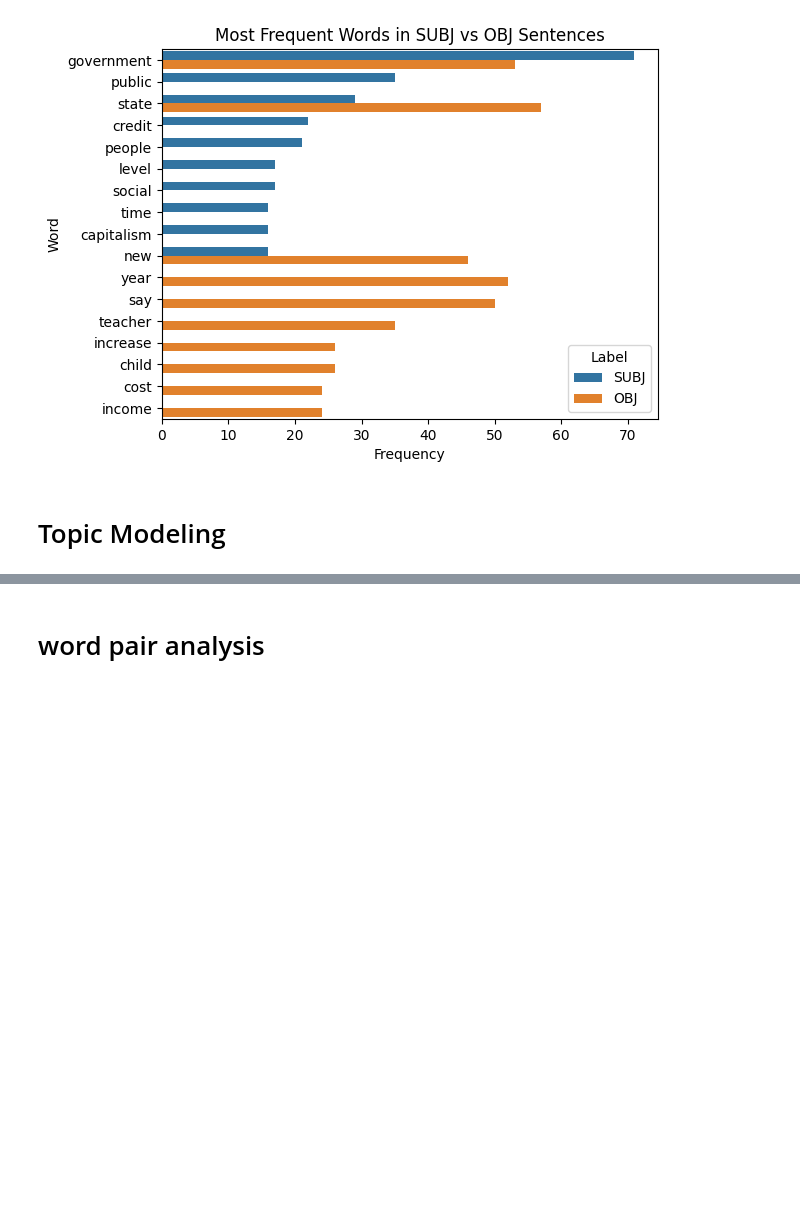
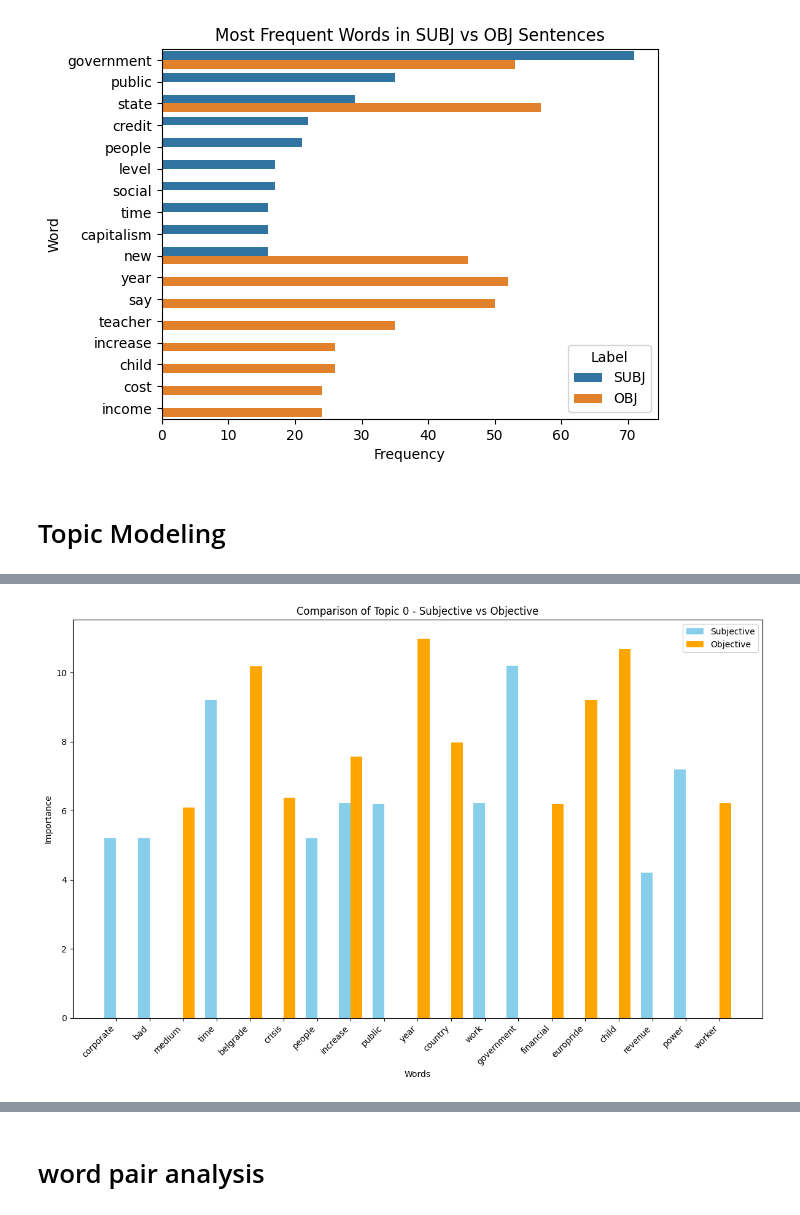
Before and after one commit to rabrie10/AI-project, a Jupyter notebook: model/pre-processing.ipynb, the cells around one changed output, grey strips where cells are left out. Cells and saved outputs as stored; diff of their text form; code cells hidden in the pictures; blank space fills up the shorter version.

```diff
--- a/model/pre-processing.ipynb
+++ b/model/pre-processing.ipynb
@@ -150,18 +165,3 @@ plt.show()
 [figure]
 # %% [markdown]
 # Topic Modeling
-# %%
-from sklearn.decomposition import LatentDirichletAllocation
-import numpy as np
-
-# Apply Latent Dirichlet Allocation (LDA) to find topics
-lda = LatentDirichletAllocation(n_components=5, random_state=42)  # Adjust n_components for more topics
-lda.fit(X_tfidf)
-
-# Display the top words per topic
-num_top_words = 10
-feature_names = tfidf.get_feature_names_out()
-
-for topic_idx, topic in enumerate(lda.components_):
-    print(f"Topic #{topic_idx + 1}:")
-    print(" ".join([feature_names[i] for i in topic.argsort()[:-num_top_words - 1:-1]]))
@@ -178,0 +168,69 @@ government go way suppose state think child year public variant
+# %%
+import pandas as pd
+from sklearn.feature_extraction.text import CountVectorizer
+from sklearn.decomposition import LatentDirichletAllocation
+import matplotlib.pyplot as plt
+import numpy as np
+
+# Assuming `df` is your dataset
+# Join tokens in 'sentence' into a single string for vectorization
+df['processed_sentence'] = df['sentence'].apply(lambda x: " ".join(x))
+
+# Separate subjective and objective sentences
+subjective_sentences = df[df['label'] == 'SUBJ']
+objective_sentences = df[df['label'] == 'OBJ']
+
+# Function to extract LDA topics
+def extract_topics(data, n_topics=5, n_top_words=10):
+    # Vectorize the data
+    vectorizer = CountVectorizer(max_features=1000, stop_words='english')
+    X = vectorizer.fit_transform(data['processed_sentence'])
+
+    # Fit LDA model
+    lda = LatentDirichletAllocation(n_components=n_topics, random_state=42)
+    lda.fit(X)
+
+    # Extract topics and their top words
+    feature_names = vectorizer.get_feature_names_out()
+    topics = {}
+    for idx, topic in enumerate(lda.components_):
+        top_words_indices = topic.argsort()[:-n_top_words - 1:-1]
+        top_words = [feature_names[i] for i in top_words_indices]
+        top_weights = topic[top_words_indices]
+        topics[idx] = {"words": top_words, "weights": top_weights}
+    return topics
+
+# Extract topics for subjective and objective sentences
+n_topics = 5
+subjective_topics = extract_topics(subjective_sentences, n_topics=n_topics)
+objective_topics = extract_topics(objective_sentences, n_topics=n_topics)
+n= 0
+# Plot comparison of topics
+for topic_idx in range(n_topics):
+    subj_words = subjective_topics[topic_idx]["words"]
+    subj_weights = subjective_topics[topic_idx]["weights"]
+    obj_words = objective_topics[topic_idx]["words"]
+    obj_weights = objective_topics[topic_idx]["weights"]
+
+    # Align words for comparison
+    all_words = list(set(subj_words + obj_words))
+    subj_values = [subj_weights[subj_words.index(w)] if w in subj_words else 0 for w in all_words]
+    obj_values = [obj_weights[obj_words.index(w)] if w in obj_words else 0 for w in all_words]
+
+    # Create side-by-side bar chart
+    x = np.arange(len(all_words))
+    width = 0.35  # Width of bars
+
+    plt.figure(figsize=(12, 8))
+    plt.bar(x - width / 2, subj_values, width, label="Subjective", color="skyblue")
+    plt.bar(x + width / 2, obj_values, width, label="Objective", color="orange")
+
+    plt.xlabel("Words")
+    plt.ylabel("Importance")
+    plt.title(f"Comparison of Topic {topic_idx} - Subjective vs Objective")
+    plt.xticks(ticks=x, labels=all_words, rotation=45, ha="right")
+    plt.legend()
+    plt.tight_layout()
+    plt.show()
+# %% [output]
+[figure, added]
```
Also changed, not shown: parts of 19 cells of this notebook, 1 other file.
